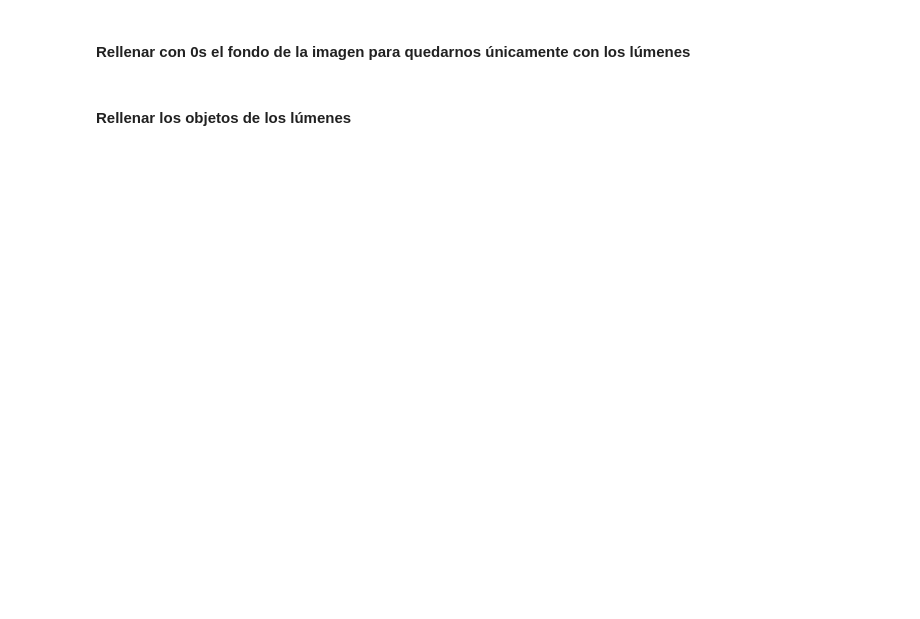
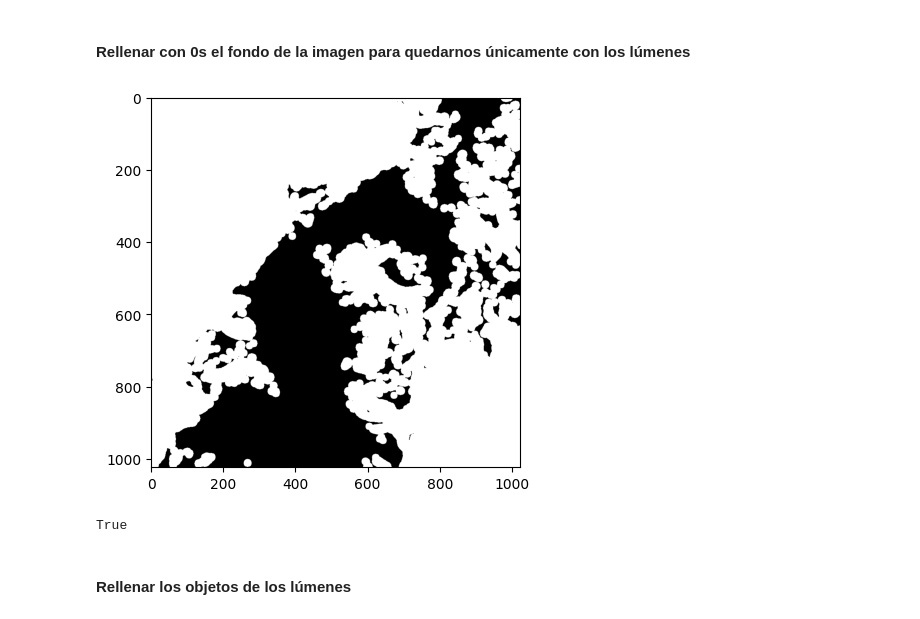
Before and after one commit to luiscargarcia/PF-IABD, a Jupyter notebook: Actividad_Final_PIA.ipynb, the cells around one changed output. Cells and saved outputs as stored; diff of their text form; code cells hidden in the pictures; blank space fills up the shorter version.

```diff
--- a/Actividad_Final_PIA.ipynb
+++ b/Actividad_Final_PIA.ipynb
@@ -69,18 +109,23 @@ cv2.imwrite("3_mascara_sin_artefactos.png", cleaned_mask_uint8)
 # %%
 # 1) Aplica el algoritmo de expansión a partir de semillas para rellenar con 0s
 # Pon dos semillas: una en la esquina superior izquierda y otra en la esquina inferior derecha.
 # 2) Visualiza la máscara resultante
 # 3) Guarda la máscara multiplicándola por 255 con el nombre "4_mascara_lumenes.png"
 h, w = cleaned_mask.shape
 seed1 = (0,0)
 seed2 = (h-1, w-1)
-filled_mask = morphology.binary_dilation(cleaned_mask, selem=morphology.disk(10)) #Ajusta el radio del disco según sea necesario
+filled_mask = morphology.binary_dilation(cleaned_mask, footprint=morphology.disk(10)) #Ajusta el radio del disco según sea necesario
 filled_mask[seed1] = 0
 filled_mask[seed2] = 0
-filled_mask = 1 - morphology.binary_fill_holes(1-filled_mask)
+# Usa scipy.ndimage.morphology.binary_fill_holes en lugar de skimage.morphology.binary_fill_holes
+from scipy.ndimage.morphology import binary_fill_holes # Importa binary_fill_holes desde el módulo correcto
+filled_mask = 1 - binary_fill_holes(1-filled_mask) # Cambiado para usar binary_fill_holes de scipy.ndimage.morphology
 plt.imshow(filled_mask, cmap='gray')
 plt.show()
 cv2.imwrite("4_mascara_lumenes.png", (filled_mask * 255).astype(np.uint8))
+# %% [output]
+[figure, added]
+True
 # %% [markdown]
 #### Rellenar los objetos de los lúmenes
 # %%
```
Also changed, not shown: parts of 8 cells of this notebook.
